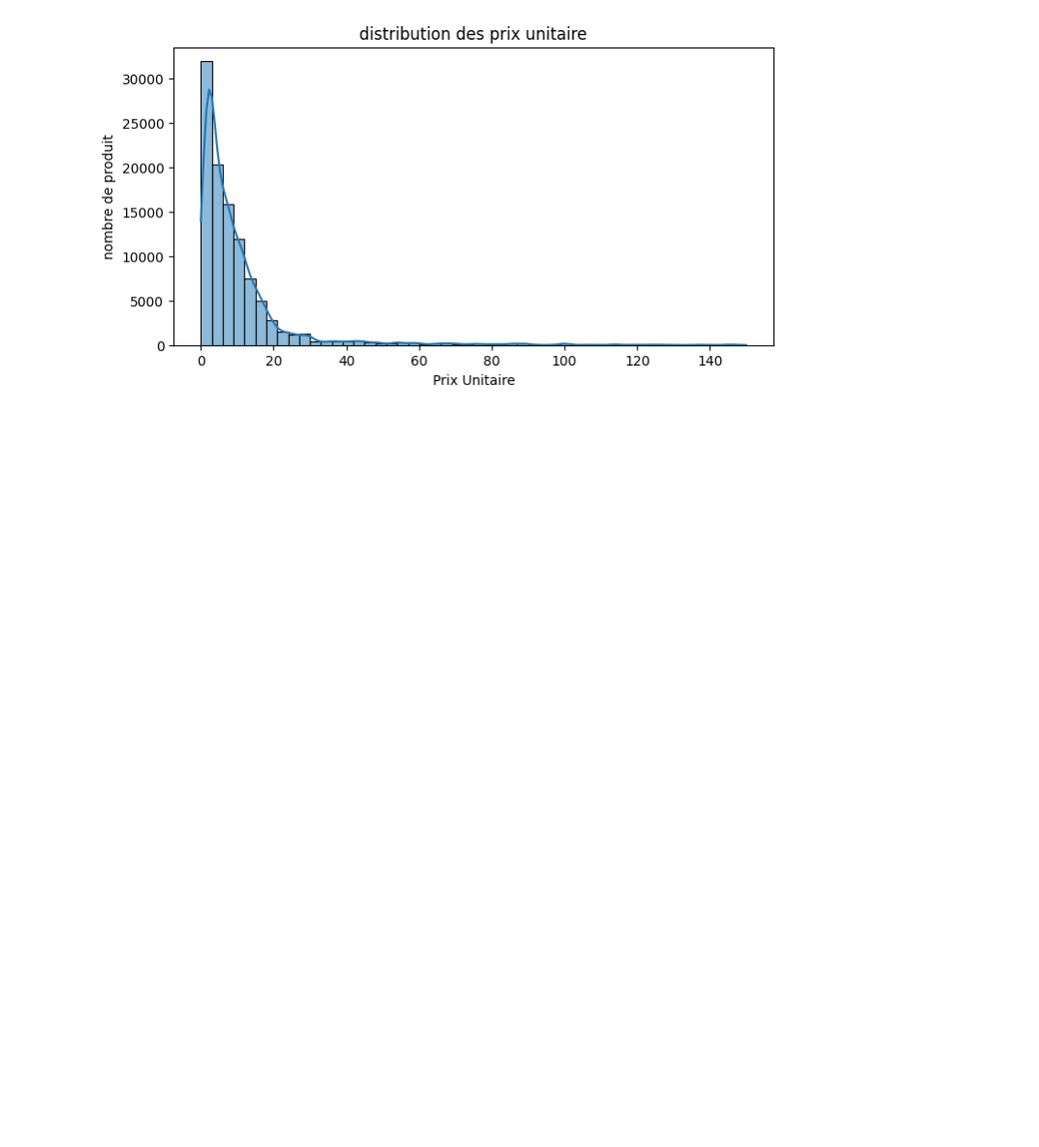
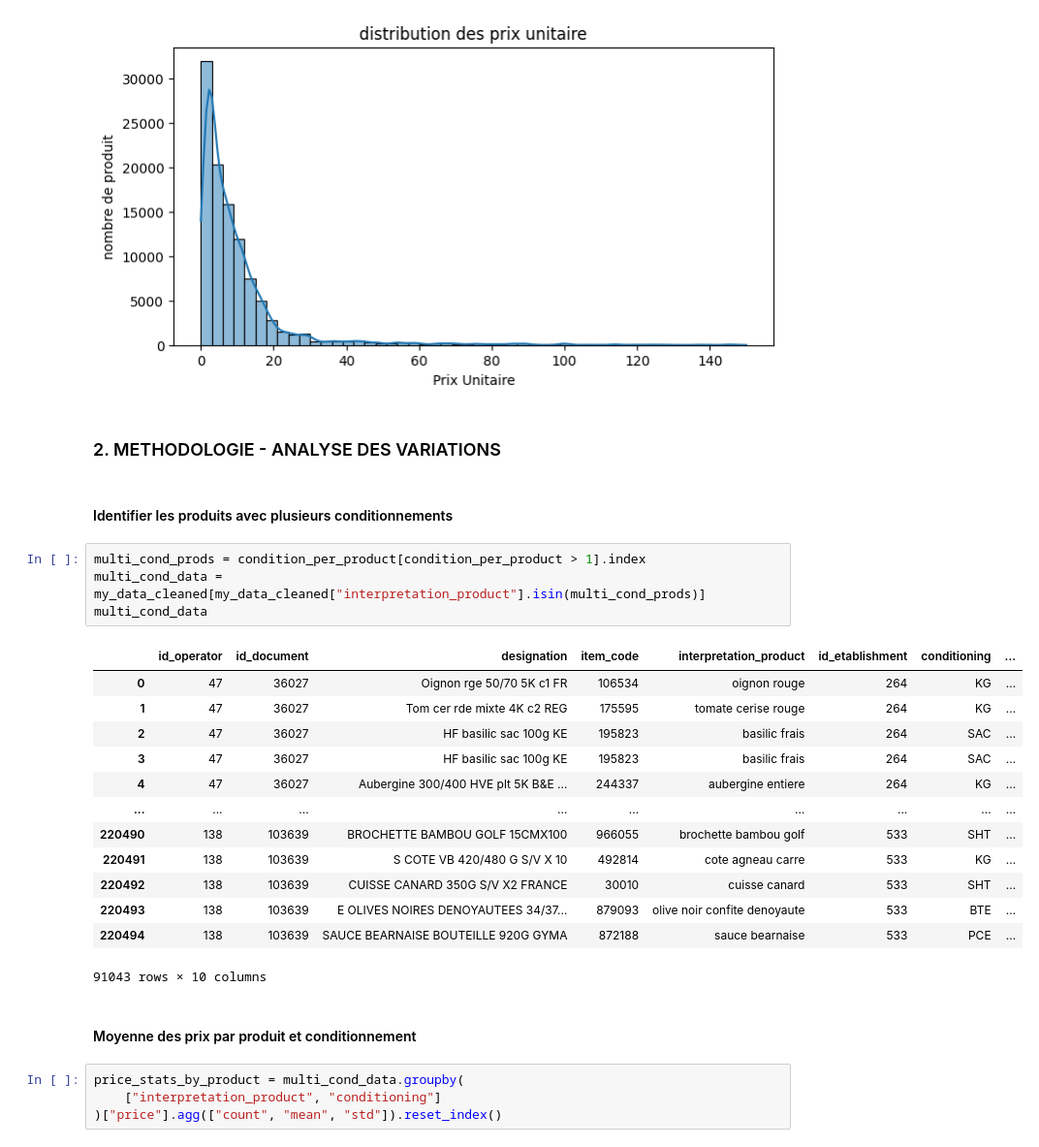
Before and after one commit to Xxxxr096/Projet-Alternance-Data, a Jupyter notebook: projet.ipynb, the cells around one changed output. Shown: that part at 97% size. Cells and saved outputs as stored; diff of their text form; blank space fills up the shorter version.

Commit message:
Finalisation de la partie 2 : Methodologie

```diff
--- a/projet.ipynb
+++ b/projet.ipynb
@@ -159,3 +159,31 @@ plt.ylabel("nombre de produit")
 plt.show()
 # %% [output]
 [figure]
+# %% [markdown]
+### 2. METHODOLOGIE - ANALYSE DES VARIATIONS
+# %% [markdown]
+#### Identifier les produits avec plusieurs conditionnements
+# %%
+multi_cond_prods = condition_per_product[condition_per_product > 1].index
+multi_cond_data = my_data_cleaned[my_data_cleaned["interpretation_product"].isin(multi_cond_prods)]
+multi_cond_data
+# %% [output]
+|  | id_operator | id_document | designation | item_code | interpretation_product | id_etablishment | conditioning | ... |
+| 0 | 47 | 36027 | Oignon rge 50/70 5K c1 FR | 106534 | oignon rouge | 264 | KG | ... |
+| 1 | 47 | 36027 | Tom cer rde mixte 4K c2 REG | 175595 | tomate cerise rouge | 264 | KG | ... |
+| 2 | 47 | 36027 | HF basilic sac 100g KE | 195823 | basilic frais | 264 | SAC | ... |
+| 3 | 47 | 36027 | HF basilic sac 100g KE | 195823 | basilic frais | 264 | SAC | ... |
+| 4 | 47 | 36027 | Aubergine 300/400 HVE plt 5K B&E ... | 244337 | aubergine entiere | 264 | KG | ... |
+| ... | ... | ... | ... | ... | ... | ... | ... | ... |
+| 220490 | 138 | 103639 | BROCHETTE BAMBOU GOLF 15CMX100 | 966055 | brochette bambou golf | 533 | SHT | ... |
+| 220491 | 138 | 103639 | S COTE VB 420/480 G S/V X 10 | 492814 | cote agneau carre | 533 | KG | ... |
+| 220492 | 138 | 103639 | CUISSE CANARD 350G S/V X2 FRANCE | 30010 | cuisse canard | 533 | SHT | ... |
+| 220493 | 138 | 103639 | E OLIVES NOIRES DENOYAUTEES 34/37... | 879093 | olive noir confite denoyaute | 533 | BTE | ... |
+| 220494 | 138 | 103639 | SAUCE BEARNAISE BOUTEILLE 920G GYMA | 872188 | sauce bearnaise | 533 | PCE | ... |
+91043 rows × 10 columns
+# %% [markdown]
+#### Moyenne des prix par produit et conditionnement
+# %%
+price_stats_by_product = multi_cond_data.groupby(
+    ["interpretation_product", "conditioning"]
+)["price"].agg(["count", "mean", "std"]).reset_index()
```
Also changed, not shown: parts of 7 cells of this notebook.
